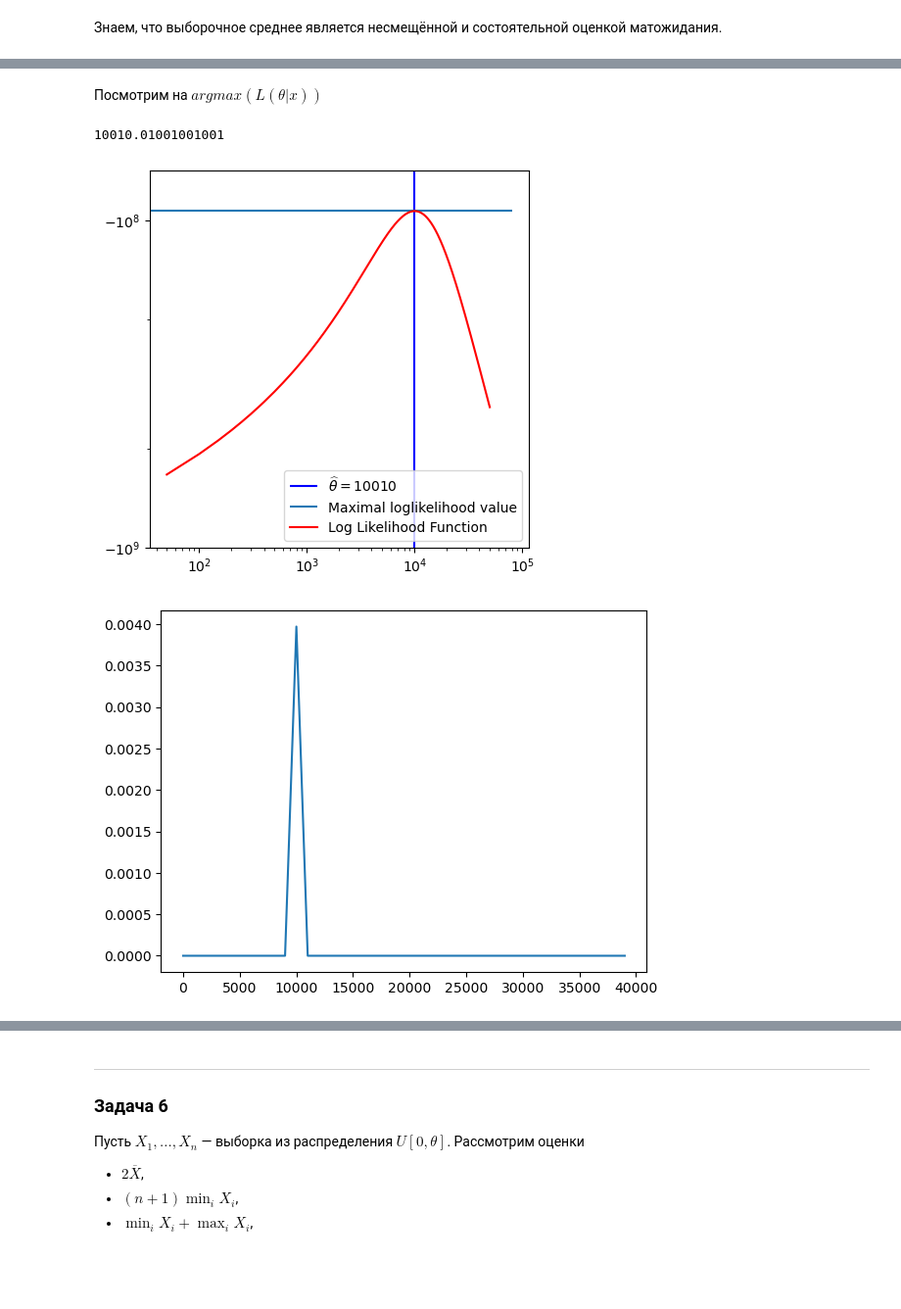
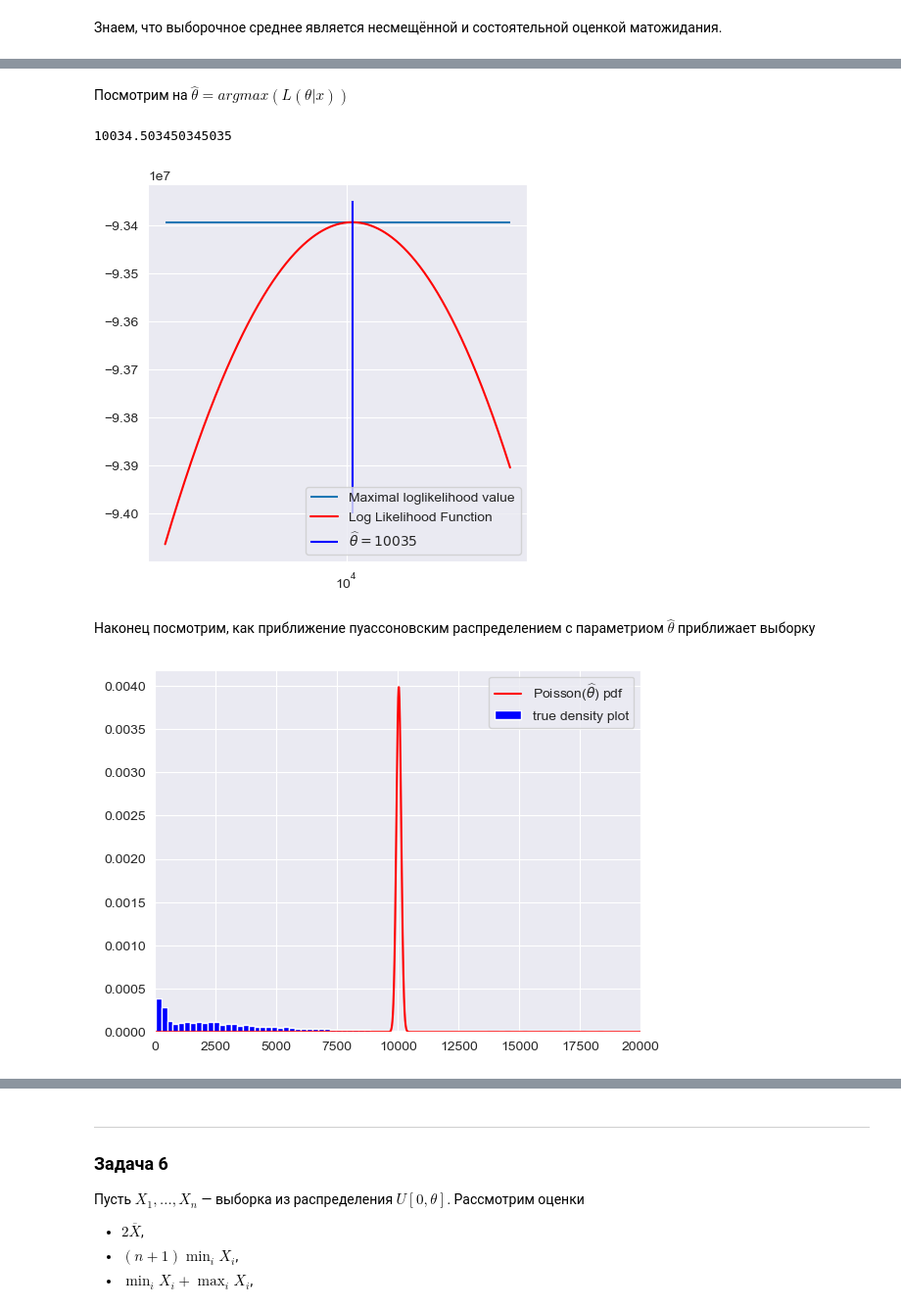
Before and after one commit to voroninip/FBMF_python, a Jupyter notebook: math_stat/hw1-b.ipynb, the cells around one changed output, grey strips where cells are left out. Shown: that part at 98% size. Saved outputs shown, nothing was run; the diff lists cells and outputs as text; code cells hidden in the pictures; blank space fills up the shorter version.

```diff
--- a/math_stat/hw1-b.ipynb
+++ b/math_stat/hw1-b.ipynb
@@ -98,9 +105,9 @@ np.mean(sample)
 # %% [markdown]
-Посмотрим на $argmax(L(\theta|x))$
+Посмотрим на $\widehat{\theta} = argmax(L(\theta|x))$
 # %%
-grid = np.linspace(0, 50000, 1000)
+grid = np.linspace(9000, 11_000, 10_000)
 # %%
 theta = grid[np.argmax(sps.poisson.logpmf(sample.reshape((1, -1)), mu=grid.reshape((-1, 1))).sum(axis=1))]
 theta
 # %% [output]
-10010.01001001001
+10034.503450345035
@@ -109,17 +114,21 @@ maxllf = np.max(sps.poisson.logpmf(sample.reshape((1, -1)), mu=grid.reshape((-1,
 # %%
 plt.figure(figsize=(5, 5))
-plt.vlines(theta, ymin=-1e9, ymax=0, color='blue', label='$\widehat{\\theta}=%0.f$' %theta)
-plt.hlines(maxllf, xmin=0, xmax=80_000, label='Maximal loglikelihood value')
+maxllf = np.max(sps.poisson.logpmf(sample.reshape((1, -1)), mu=grid.reshape((-1, 1))).sum(axis=1))
+plt.hlines(maxllf, xmin=np.min(grid), xmax=np.max(grid), label='Maximal loglikelihood value')
 plt.plot(grid, sps.poisson.logpmf(sample.reshape((1, -1)), mu=grid.reshape((-1, 1))).sum(axis=1), label='Log Likelihood Function', color='red')
-plt.yscale('asinh')
-plt.xscale('log')
-plt.ylim([-1e9, -1e8 + 3e7])
+plt.vlines(theta, ymin=-9.4e7, ymax=-9.335e7, color='blue', label='$\widehat{\\theta}=%2.f$' %theta)
+plt.xscale('asinh')
 plt.legend(loc='lower right');
 # %% [output]
-[figure, old version]
+[figure, new version]
+# %% [markdown]
+Наконец посмотрим, как приближение пуассоновским распределением с параметриом $\widehat{\theta}$ приближает выборку
 # %%
-x = np.arange(0, 40_000, 1000)
+x = np.arange(0, 20_000, 1)
 y = sps.poisson.pmf(x, mu=theta)
-plt.plot(x, y);
+plt.plot(x, y, color='red', label='Poisson($\widehat{\\theta}$) pdf')
+plt.hist(sample, bins=1000, density=True, color='blue', label='true density plot')
+plt.xlim([0, 20_000])
+plt.legend();
 # %% [output]
-[figure, old version]
+[figure, new version]
```
Also changed, not shown: parts of 27 cells of this notebook.
